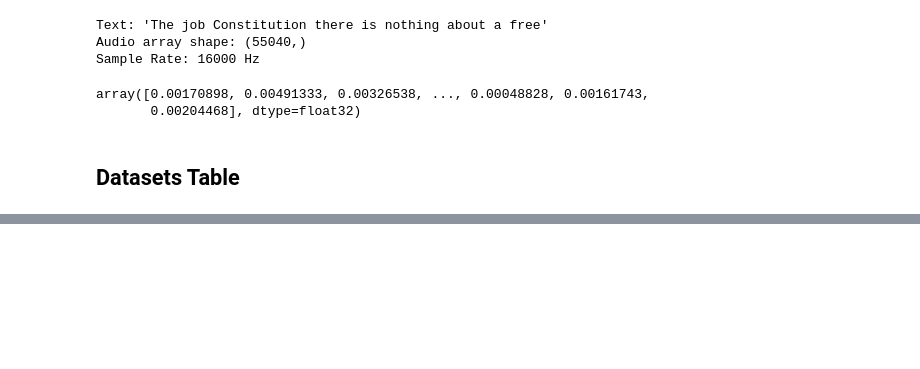
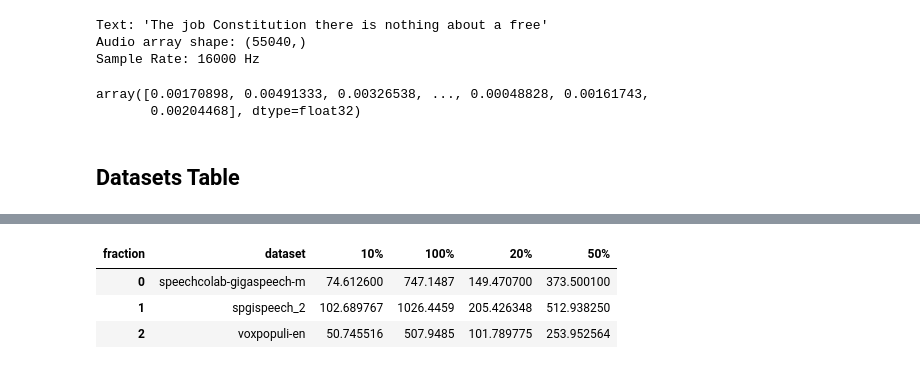
Before and after one commit to ehsantaati/asr-scaling-depth-data, a Jupyter notebook: notebooks/data.ipynb, the cells around one changed output, grey strips where cells are left out. Saved outputs shown, nothing was run; the diff lists cells and outputs as text; code cells hidden in the pictures; blank space fills up the shorter version.

```diff
--- a/notebooks/data.ipynb
+++ b/notebooks/data.ipynb
@@ -628,2 +627,4 @@ all_data_info_df_grouped
 # %%
-all_data_info_df
+df_voxpopuli_info = pd.read_csv("../outputs/voxpopuli_info.csv")
+df_info_datasets = pd.concat([all_data_info_df_grouped,df_voxpopuli_info],ignore_index=True)
+df_info_datasets = df_info_datasets[df_info_datasets["fraction"]!=0.05]
@@ -643,0 +631,12 @@ all_data_info_df
+# %%
+df_info_datasets_pivot = df_info_datasets.pivot_table(
+    index="dataset", columns=["fraction"], values="total_duration_hours"
+).reset_index()
+
+df_info_datasets_pivot = df_info_datasets_pivot[
+    ["dataset"] + sorted(
+        [col for col in df_info_datasets_pivot.columns if col !="dataset"]
+    )
+]
+df_info_datasets_pivot.columns = [f"{int(col*100)}%" if col!="dataset" else col for col in df_info_datasets_pivot.columns]
+print(df_info_datasets_pivot.to_latex(index=False,float_format="%.2f"))
@@ -643,0 +653,7 @@ all_data_info_df
+# %%
+df_info_datasets_pivot
+# %% [output]
+| fraction | dataset | 10% | 100% | 20% | 50% |
+| 0 | speechcolab-gigaspeech-m | 74.612600 | 747.1487 | 149.470700 | 373.500100 |
+| 1 | spgispeech_2 | 102.689767 | 1026.4459 | 205.426348 | 512.938250 |
+| 2 | voxpopuli-en | 50.745516 | 507.9485 | 101.789775 | 253.952564 |
```
Also changed, not shown: parts of 3 cells of this notebook.
